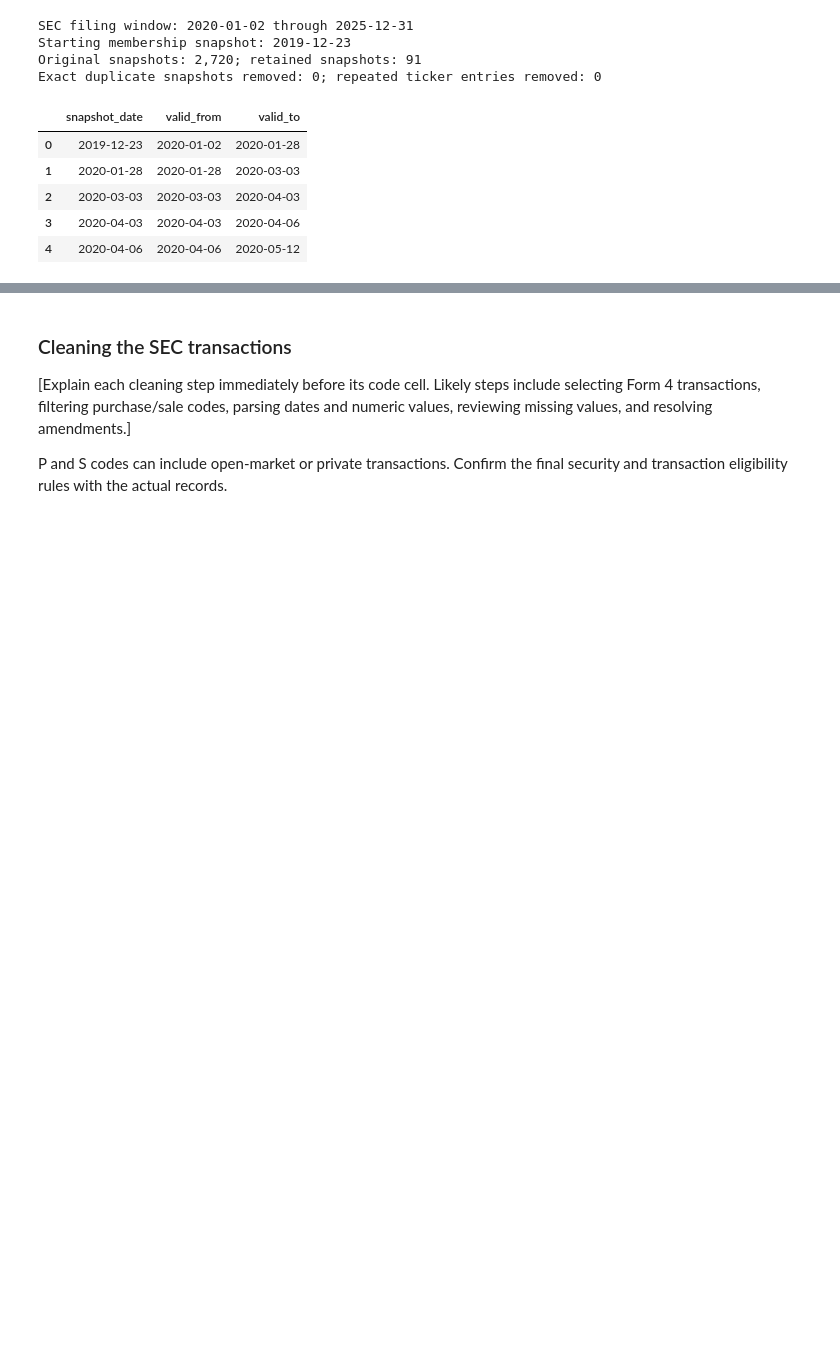
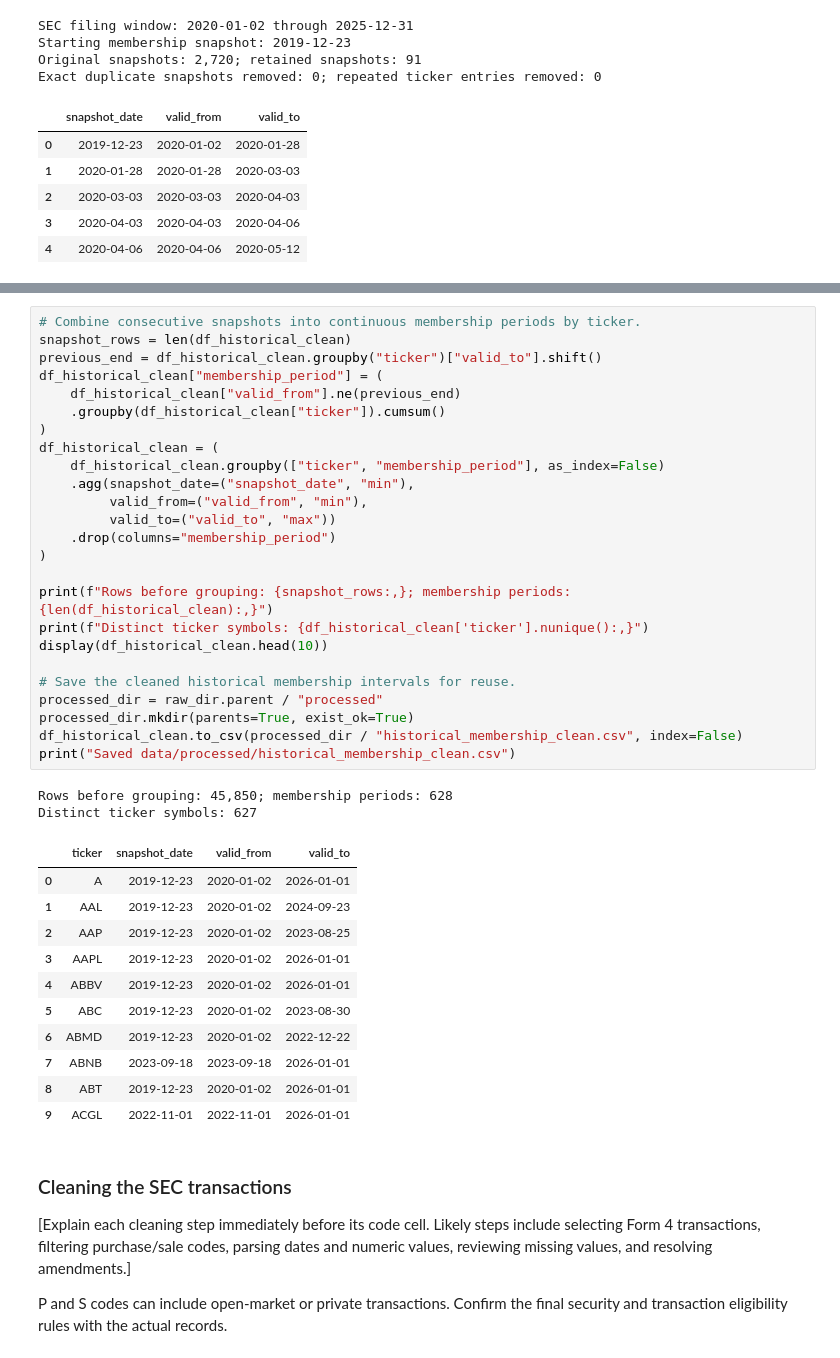
Before and after one commit to Vansh-Kakra/DSproject, a Jupyter notebook: insider-trading-phase2/phase2_insider_trading.ipynb, the cells around one changed output, grey strips where cells are left out. Saved outputs shown, nothing was run; the diff lists cells and outputs as text; blank space fills up the shorter version.

Commit message:
Finished Cleaning Historical Tickers

```diff
--- a/insider-trading-phase2/phase2_insider_trading.ipynb
+++ b/insider-trading-phase2/phase2_insider_trading.ipynb
@@ -381,3 +449,42 @@ Ticker counts are not necessarily unique company counts: symbols and share class
+# %%
+# Combine consecutive snapshots into continuous membership periods by ticker.
+snapshot_rows = len(df_historical_clean)
+previous_end = df_historical_clean.groupby("ticker")["valid_to"].shift()
+df_historical_clean["membership_period"] = (
+    df_historical_clean["valid_from"].ne(previous_end)
+    .groupby(df_historical_clean["ticker"]).cumsum()
+)
+df_historical_clean = (
+    df_historical_clean.groupby(["ticker", "membership_period"], as_index=False)
+    .agg(snapshot_date=("snapshot_date", "min"),
+         valid_from=("valid_from", "min"),
+         valid_to=("valid_to", "max"))
+    .drop(columns="membership_period")
+)
+
+print(f"Rows before grouping: {snapshot_rows:,}; membership periods: {len(df_historical_clean):,}")
+print(f"Distinct ticker symbols: {df_historical_clean['ticker'].nunique():,}")
+display(df_historical_clean.head(10))
+
+# Save the cleaned historical membership intervals for reuse.
+processed_dir = raw_dir.parent / "processed"
+processed_dir.mkdir(parents=True, exist_ok=True)
+df_historical_clean.to_csv(processed_dir / "historical_membership_clean.csv", index=False)
+print("Saved data/processed/historical_membership_clean.csv")
+# %% [output]
+Rows before grouping: 45,850; membership periods: 628
+Distinct ticker symbols: 627
+|  | ticker | snapshot_date | valid_from | valid_to |
+| 0 | A | 2019-12-23 | 2020-01-02 | 2026-01-01 |
+| 1 | AAL | 2019-12-23 | 2020-01-02 | 2024-09-23 |
+| 2 | AAP | 2019-12-23 | 2020-01-02 | 2023-08-25 |
+| 3 | AAPL | 2019-12-23 | 2020-01-02 | 2026-01-01 |
+| 4 | ABBV | 2019-12-23 | 2020-01-02 | 2026-01-01 |
+| 5 | ABC | 2019-12-23 | 2020-01-02 | 2023-08-30 |
+| 6 | ABMD | 2019-12-23 | 2020-01-02 | 2022-12-22 |
+| 7 | ABNB | 2023-09-18 | 2023-09-18 | 2026-01-01 |
+| 8 | ABT | 2019-12-23 | 2020-01-02 | 2026-01-01 |
+| 9 | ACGL | 2022-11-01 | 2022-11-01 | 2026-01-01 |
 # %% [markdown]
 ### Cleaning the SEC transactions
 
```
Also changed, not shown: parts of 8 cells of this notebook, 1 other file.
